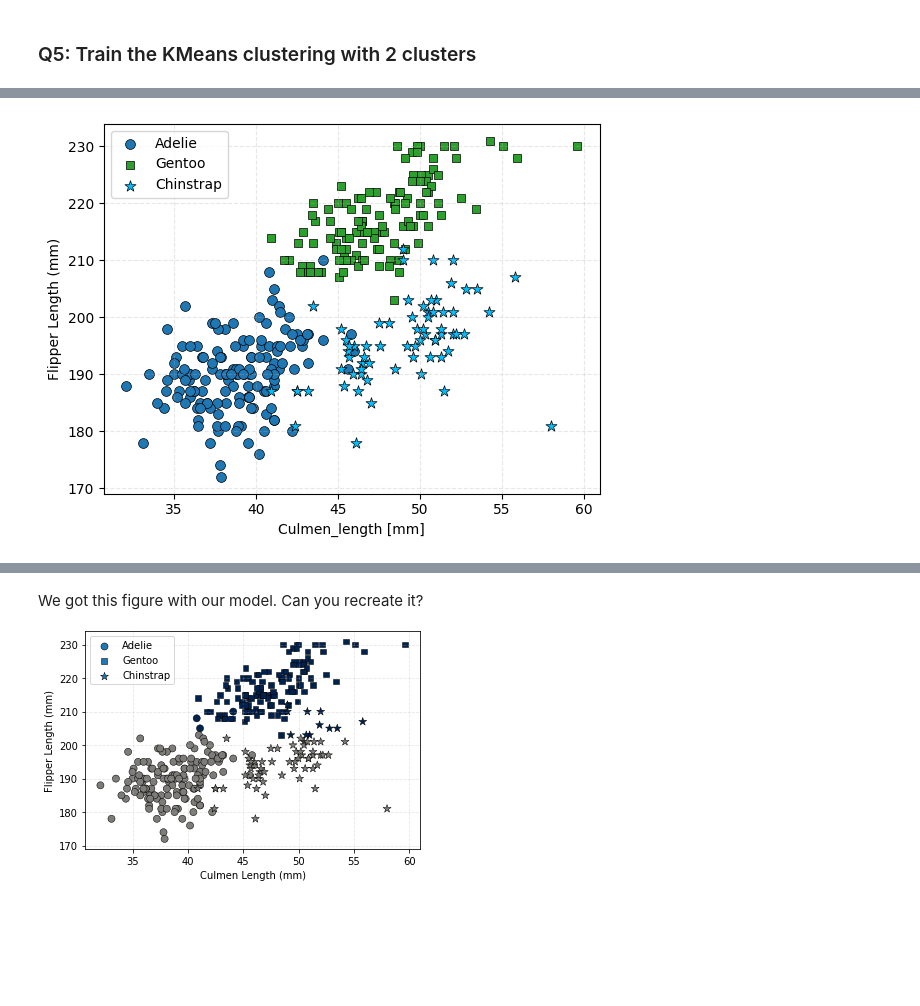
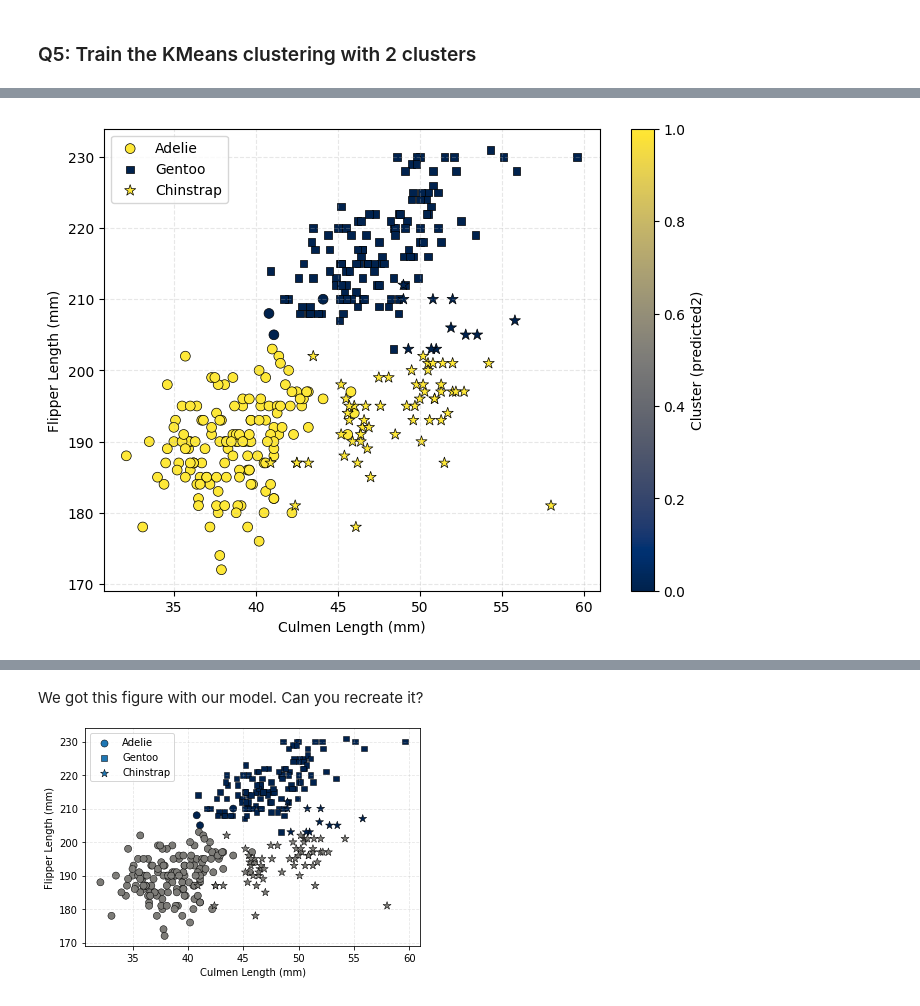
Before and after one commit to Cyp202/2025_Intro_Python, a Jupyter notebook: notebook/W4_S1.ipynb, the cells around one changed output, grey strips where cells are left out. Cells and saved outputs as stored; diff of their text form; code cells hidden in the pictures; blank space fills up the shorter version.

```diff
--- a/notebook/W4_S1.ipynb
+++ b/notebook/W4_S1.ipynb
@@ -364,12 +407,46 @@ penguin_df['label2'] = y_kmeans
+# %%
+plt.figure(figsize=(8,6))
+
+plt.scatter(
+    Adelie['culmen_length_mm'],
+    Adelie['flipper_length_mm'],
+    c=Adelie['cluster_predicted2'],   # 👉 vecteur de valeurs, pas chaîne
+    s=50, marker='o', label='Adelie',
+    cmap='cividis', edgecolors='k', linewidths=0.5
+)
+
+plt.scatter(
+    Gentoo['culmen_length_mm'],
+    Gentoo['flipper_length_mm'],
+    c=Gentoo['cluster_predicted2'],   # idem ici
+    s=30, marker='s', label='Gentoo',
+    cmap='cividis', edgecolors='k', linewidths=0.5
+)
+
+plt.scatter(
+    Chinstrap['culmen_length_mm'],
+    Chinstrap['flipper_length_mm'],
+    c=Chinstrap['cluster_predicted2'],  # idem ici
+    s=70, marker='*', label='Chinstrap',
+    cmap='cividis', edgecolors='k', linewidths=0.5
+)
+
+plt.colorbar(label='Cluster (predicted2)')  # ✅ pour afficher la légende de couleur
+plt.grid(linestyle='--', alpha=0.3)
+plt.ylabel('Flipper Length (mm)')
+plt.xlabel('Culmen Length (mm)')
+plt.legend()
+plt.show()
+# %% [output]
+[figure, added]
 # %%
 Adelie, Gentoo, Chinstrap = penguin_df[penguin_df['species']=='Adelie'], penguin_df[penguin_df['species']=='Gentoo'],penguin_df[penguin_df['species']=='Chinstrap']
-plt.scatter(Adelie['culmen_length_mm'], Adelie['flipper_length_mm'],c='#1f77b4',s=50,marker='o',label='Adelie', cmap='cividis',edgecolors='k',linewidths=0.5,vmin= 0 ,vmax=250)
-plt.scatter(Gentoo['culmen_length_mm'], Gentoo['flipper_length_mm'],c='#2ca02c',s=30,marker='s',label='Gentoo', cmap='cividis',edgecolors='k',linewidths=0.5,vmin= 0 ,vmax=250)
-plt.scatter(Chinstrap['culmen_length_mm'], Chinstrap['flipper_length_mm'],c='deepskyblue',s=70,marker='*',label='Chinstrap', cmap='cividis',edgecolors='k',linewidths=0.5,vmin= 0 ,vmax=250)
+
+plt.scatter(Adelie['culmen_length_mm'], Adelie['flipper_length_mm'],c=Adelie['cluster_predicted2'],s=50,marker='o',label='Adelie', cmap='Reds',edgecolors='k',linewidths=0.5,vmin= 0 ,vmax=250)
+plt.scatter(Gentoo['culmen_length_mm'], Gentoo['flipper_length_mm'],c=Gentoo['cluster_predicted2'],s=30,marker='s',label='Gentoo', cmap='Reds',edgecolors='k',linewidths=0.5,vmin= 0 ,vmax=250)
+plt.scatter(Chinstrap['culmen_length_mm'], Chinstrap['flipper_length_mm'],c=Chinstrap['cluster_predicted2'],s=70,marker='*',label='Chinstrap', cmap='Reds',edgecolors='k',linewidths=0.5,vmin= 0 ,vmax=250)
 plt.grid(linestyle='--',alpha=0.3)
 plt.ylabel('Flipper Length (mm)')
 plt.xlabel('Culmen_length [mm]')
 plt.legend()
 plt.show()
-# %% [output]
-[figure, removed]
```
Also changed, not shown: parts of 13 cells of this notebook.
